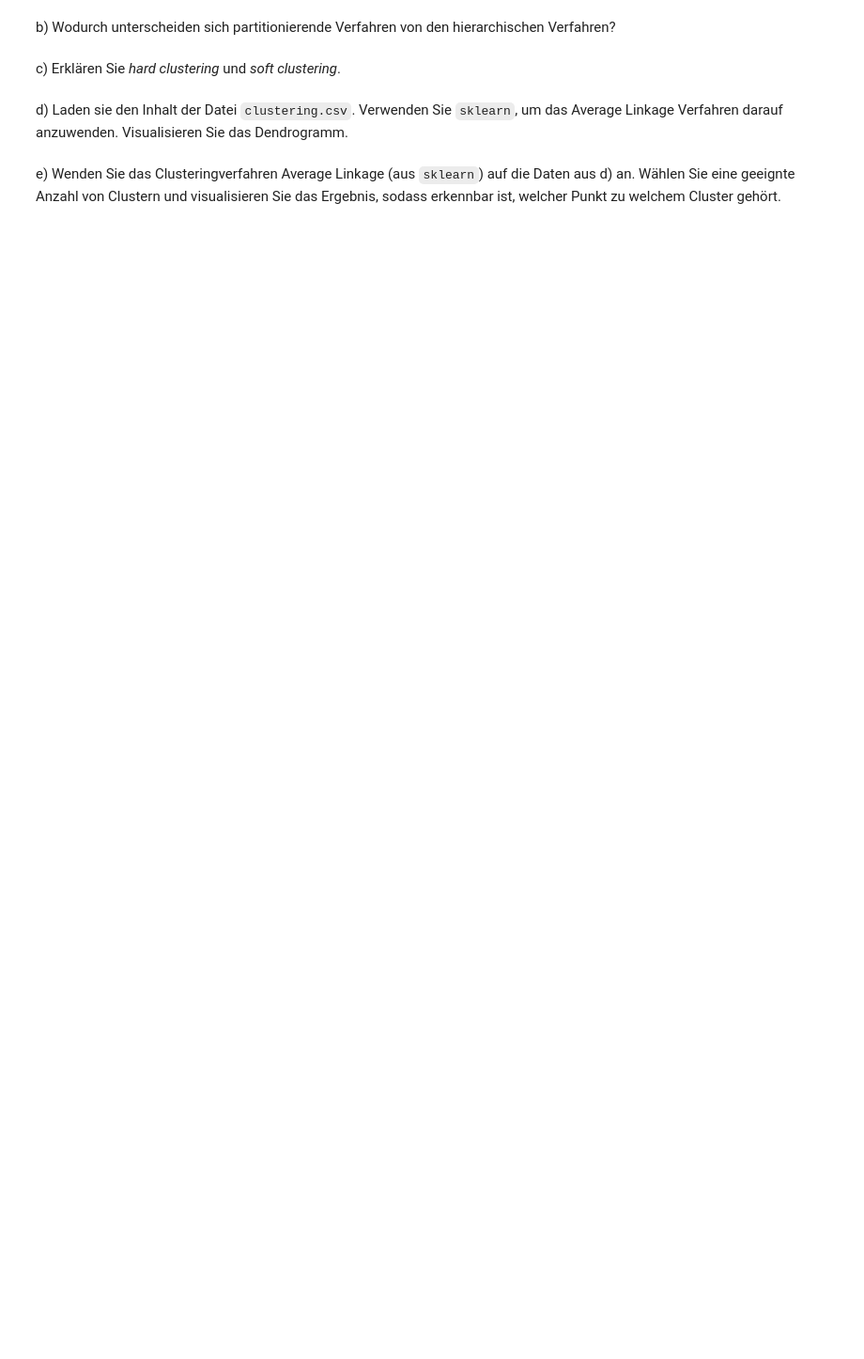
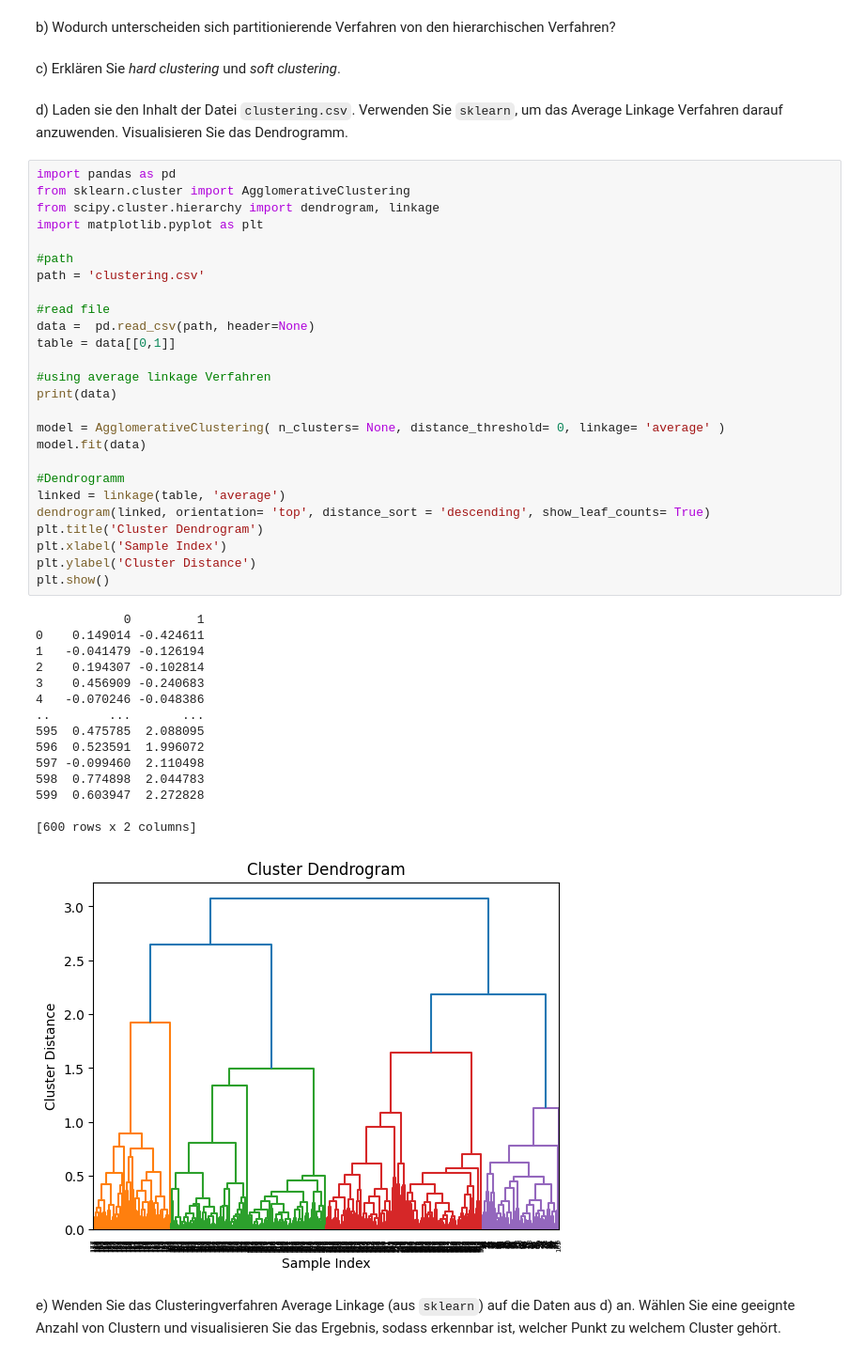
Before and after one commit to Hoangkim1301/Machine_Learning, a Jupyter notebook: Uebung04_Aufgabenstellung/Uebung04_Aufgabenstellung.ipynb, the cells around one changed output. Shown at 94% size. Drawn from its saved outputs; the diff is of its cells as text; blank space fills up the shorter version.

```diff
--- a/Uebung04_Aufgabenstellung/Uebung04_Aufgabenstellung.ipynb
+++ b/Uebung04_Aufgabenstellung/Uebung04_Aufgabenstellung.ipynb
@@ -113,5 +113,47 @@ b) Wodurch unterscheiden sich partitionierende Verfahren von den hierarchischen
 c) Erklären Sie *hard clustering* und *soft clustering*.
 # %% [markdown]
 d) Laden sie den Inhalt der Datei `clustering.csv`. Verwenden Sie `sklearn`, um das Average Linkage Verfahren darauf anzuwenden. Visualisieren Sie das Dendrogramm.
+# %%
+import pandas as pd
+from sklearn.cluster import AgglomerativeClustering
+from scipy.cluster.hierarchy import dendrogram, linkage
+import matplotlib.pyplot as plt
+
+#path
+path = 'clustering.csv'
+
+#read file
+data =  pd.read_csv(path, header=None)
+table = data[[0,1]]
+
+#using average linkage Verfahren
+print(data)
+
+model = AgglomerativeClustering( n_clusters= None, distance_threshold= 0, linkage= 'average' )
+model.fit(data)
+
+#Dendrogramm
+linked = linkage(table, 'average')
+dendrogram(linked, orientation= 'top', distance_sort = 'descending', show_leaf_counts= True)
+plt.title('Cluster Dendrogram')
+plt.xlabel('Sample Index')
+plt.ylabel('Cluster Distance')
+plt.show()
+# %% [output]
+            0         1
+0    0.149014 -0.424611
+1   -0.041479 -0.126194
+2    0.194307 -0.102814
+3    0.456909 -0.240683
+4   -0.070246 -0.048386
+..        ...       ...
+595  0.475785  2.088095
+596  0.523591  1.996072
+597 -0.099460  2.110498
+598  0.774898  2.044783
+599  0.603947  2.272828
+
+[600 rows x 2 columns]
+[figure, added]
 # %% [markdown]
 e) Wenden Sie das Clusteringverfahren Average Linkage (aus `sklearn`) auf die Daten aus d) an. Wählen Sie eine geeignte Anzahl von Clustern und visualisieren Sie das Ergebnis, sodass erkennbar ist, welcher Punkt zu welchem Cluster gehört.
```
Also changed, not shown: 3 other files.
